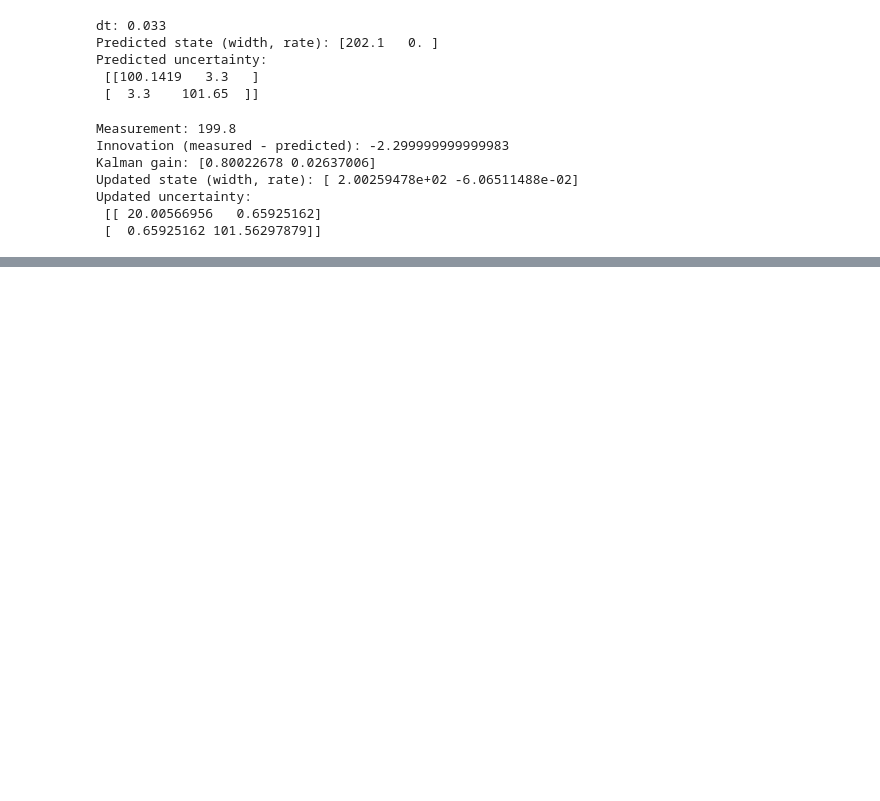
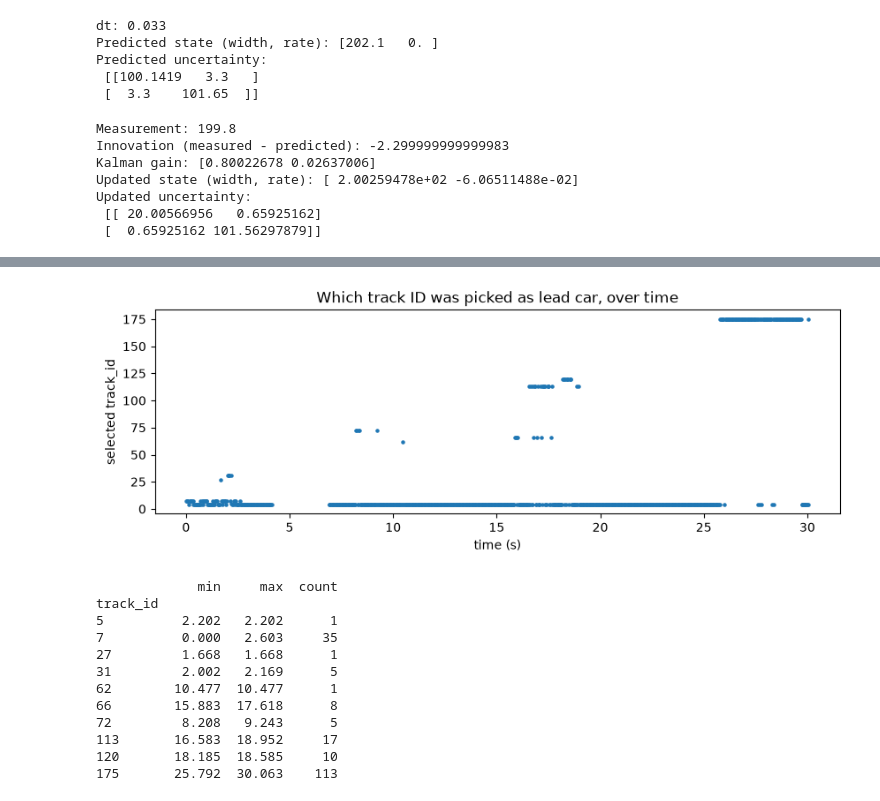
Before and after one commit to QuentinVerhoeven/driving, a Jupyter notebook: explore.ipynb, the cells around one changed output, grey strips where cells are left out. Drawn from its saved outputs; the diff is of its cells as text; code cells hidden in the pictures; blank space fills up the shorter version.

```diff
--- a/explore.ipynb
+++ b/explore.ipynb
@@ -366,0 +356,25 @@ ttc_kalman
+# %%
+# --- Lead-vehicle selection, step 2: pick one box per frame ---
+#
+# "In my lane" = box center within a band around frame-center.
+# Band width: +-10% of frame width each side. Originally tried +-15%, but
+# that let a car that pulls up alongside while stopped (big AND briefly
+# within 15% of center) get picked over the real lead car -- see step 6
+# below for why. +-10% keeps that car out while still covering the real
+# lead car's full range of horizontal jitter.
+# Among boxes in the band, pick the largest by area (nearest).
+
+BAND_HALF_WIDTH = 0.10 * FRAME_WIDTH
+frame_center = FRAME_WIDTH / 2
+
+all_boxes["area"] = (all_boxes["x2"] - all_boxes["x1"]) * (all_boxes["y2"] - all_boxes["y1"])
+in_lane = all_boxes[(all_boxes["cx"] - frame_center).abs() < BAND_HALF_WIDTH]
+
+lead_per_frame = (
+    in_lane.loc[in_lane.groupby("frame")["area"].idxmax()]
+    .sort_values("frame")[["frame", "time_s", "track_id", "area", "cx"]]
+)
+
+print("Frames with a lead-car candidate:", len(lead_per_frame), "/", df["frame"].nunique())
+print("\nMost frequently selected track IDs:")
+print(lead_per_frame["track_id"].value_counts().head(10))
@@ -366,0 +397,31 @@ ttc_kalman
+# %%
+# --- Lead-vehicle selection, step 3: is ID 94 a real switch, or noise? ---
+#
+# Plot which track_id got picked as lead, over time. If ID 94 is the same
+# physical car re-acquired under a new ID during a tracking gap, it should
+# show up as one contiguous stretch of time, not scattered throughout.
+
+plt.figure(figsize=(10, 3))
+plt.scatter(lead_per_frame["time_s"], lead_per_frame["track_id"], s=5)
+plt.xlabel("time (s)")
+plt.ylabel("selected track_id")
+plt.title("Which track ID was picked as lead car, over time")
+plt.show()
+
+# Time range for each non-dominant ID, to check if they're contiguous
+other = lead_per_frame[lead_per_frame["track_id"] != 4]
+print(other.groupby("track_id")["time_s"].agg(["min", "max", "count"]))
+# %% [output]
+[figure, added]
+             min     max  count
+track_id
+5          2.202   2.202      1
+7          0.000   2.603     35
+27         1.668   1.668      1
+31         2.002   2.169      5
+62        10.477  10.477      1
+66        15.883  17.618      8
+72         8.208   9.243      5
+113       16.583  18.952     17
+120       18.185  18.585     10
+175       25.792  30.063    113
```
Also changed, not shown: parts of 12 cells of this notebook, 3 other files.
